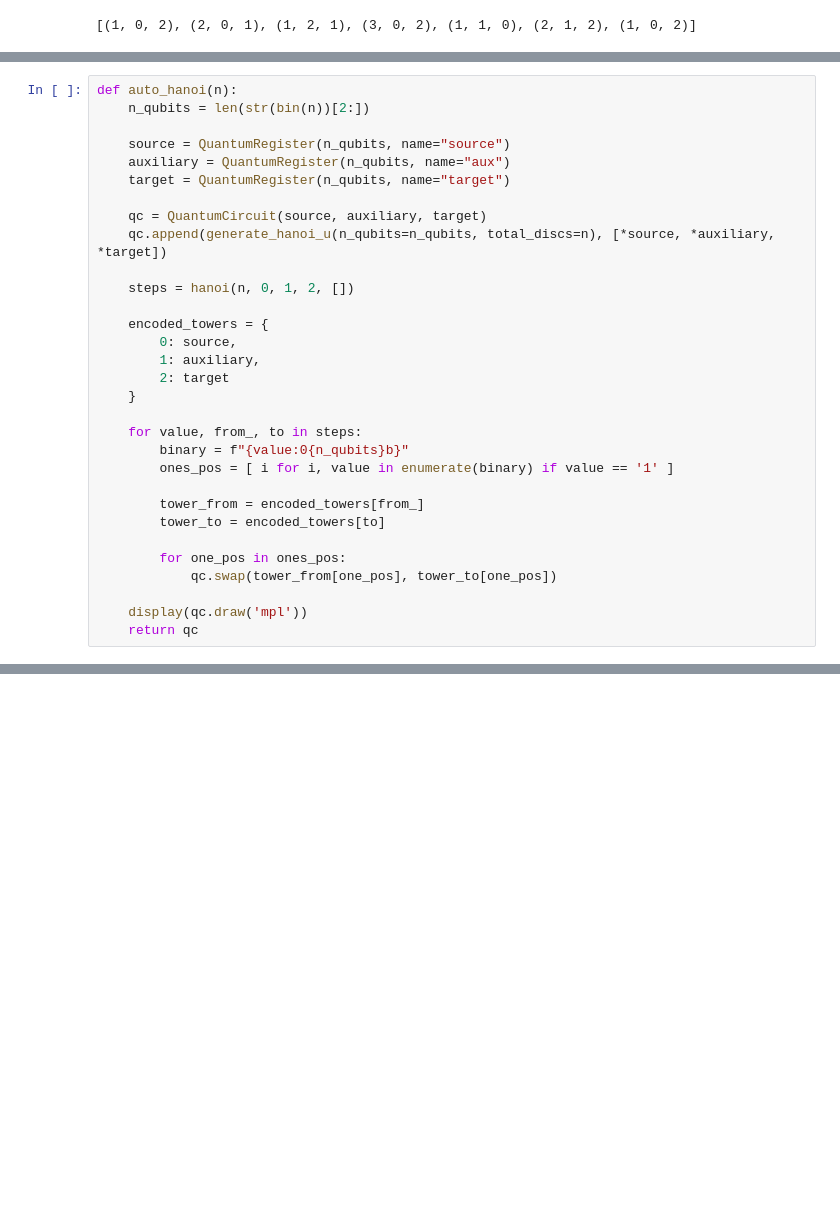
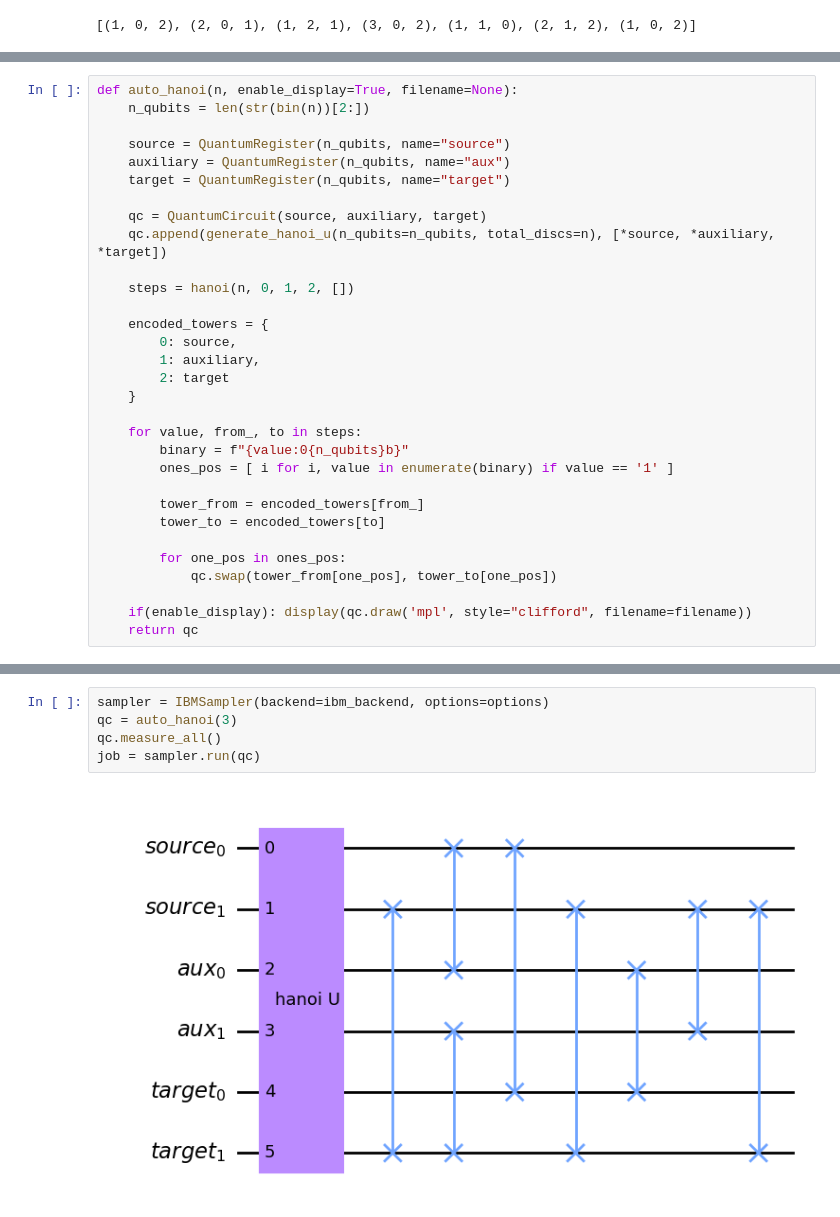
Before and after one commit to Dpbm/scientific-research-1-quantum-oracles, a Jupyter notebook: code/hanoi-tower.ipynb, the cells around one changed output, grey strips where cells are left out. Saved outputs shown, nothing was run; the diff lists cells and outputs as text; blank space fills up the shorter version.

```diff
--- a/code/hanoi-tower.ipynb
+++ b/code/hanoi-tower.ipynb
@@ -244,5 +260,5 @@ Top measurments: 100000
 # %%
-def auto_hanoi(n):
+def auto_hanoi(n, enable_display=True, filename=None):
     n_qubits = len(str(bin(n))[2:])
 
     source = QuantumRegister(n_qubits, name="source")
@@ -270,6 +286,6 @@ def auto_hanoi(n):
         for one_pos in ones_pos:
             qc.swap(tower_from[one_pos], tower_to[one_pos])
 
-    display(qc.draw('mpl'))
+    if(enable_display): display(qc.draw('mpl', style="clifford", filename=filename))
     return qc
 # %%
@@ -282,0 +347,7 @@ Top measurments: 001000000
+# %%
+sampler = IBMSampler(backend=ibm_backend, options=options)
+qc = auto_hanoi(3)
+qc.measure_all()
+job = sampler.run(qc)
+# %% [output]
+[figure, added]
```
Also changed, not shown: parts of 16 cells of this notebook, 9 other files.
